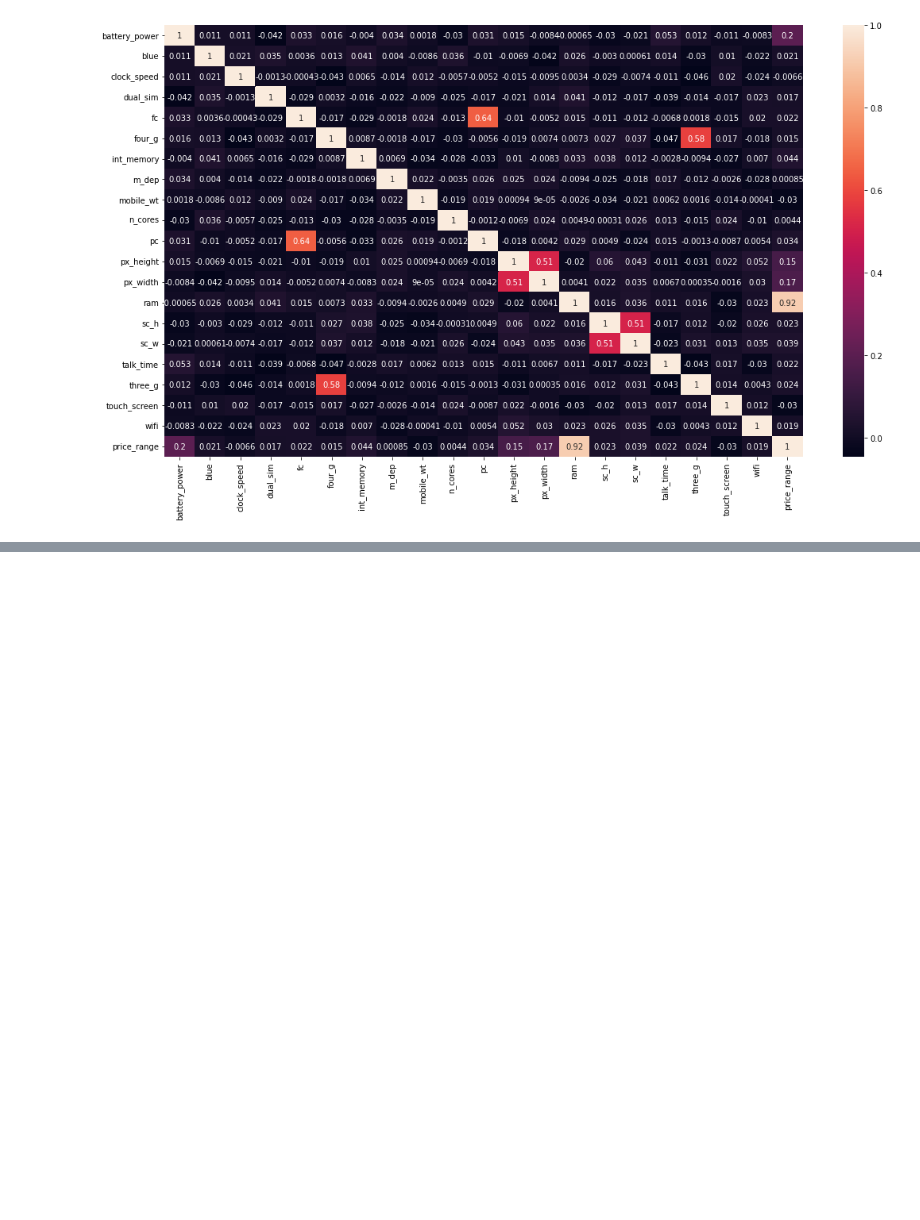
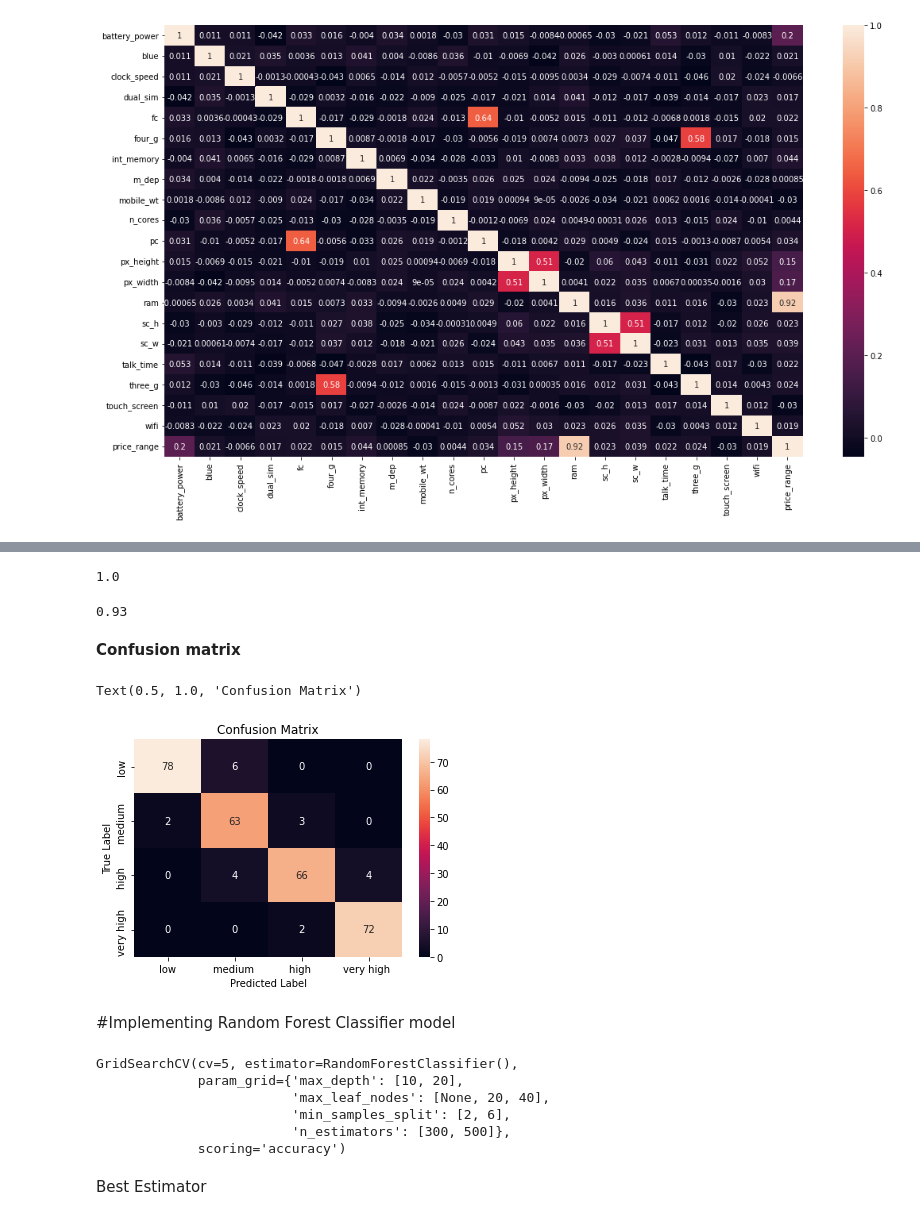
Before and after one commit to Arvindkale123/mobile-price-range-prediction, a Jupyter notebook: capstone 3.ipynb, the cells around one changed output, grey strips where cells are left out. Saved outputs shown, nothing was run; the diff lists cells and outputs as text; code cells hidden in the pictures; blank space fills up the shorter version.

```diff
--- a/capstone 3.ipynb
+++ b/capstone 3.ipynb
@@ -257,0 +455,5 @@ Index(['battery_power', 'blue', 'clock_speed', 'dual_sim', 'fc', 'four_g',
+# %%
+# build the lightgbm model
+import lightgbm as lgb
+gbm = lgb.LGBMClassifier()
+gbm.fit(x_train, y_train)
@@ -257,0 +462,3 @@ Index(['battery_power', 'blue', 'clock_speed', 'dual_sim', 'fc', 'four_g',
+# %%
+train = gbm.predict(x_train)
+test = gbm.predict(x_test)
@@ -257,0 +471,26 @@ Index(['battery_power', 'blue', 'clock_speed', 'dual_sim', 'fc', 'four_g',
+# %%
+accuracy_train_lgb
+# %% [output]
+1.0
+# %%
+accuracy_test_lgb
+# %% [output]
+0.93
+# %% [markdown]
+**Confusion matrix**
+# %%
+
+# Confusion Matrix
+matrix=confusion_matrix(y_test,test)
+classes = ['low','medium ', 'high ', 'very high ']
+df=pd.DataFrame(data=matrix,index=classes, columns=classes)
+sns.heatmap(df,annot=True)
+plt.xlabel("Predicted Label")
+
+plt.ylabel("True Label")
+plt.title("Confusion Matrix", size = 12)
+# %% [output]
+Text(0.5, 1.0, 'Confusion Matrix')
+[figure, added]
+# %% [markdown]
+#Implementing Random Forest Classifier model
@@ -257,0 +506,15 @@ Index(['battery_power', 'blue', 'clock_speed', 'dual_sim', 'fc', 'four_g',
+# %%
+#Using the random forest classifier for the prediction
+rf = RandomForestClassifier()
+# Using Grid Search
+rf = GridSearchCV(rf, params, scoring='accuracy', cv=5)
+rf.fit(x_train, y_train)
+# %% [output]
+GridSearchCV(cv=5, estimator=RandomForestClassifier(),
+             param_grid={'max_depth': [10, 20],
+                         'max_leaf_nodes': [None, 20, 40],
+                         'min_samples_split': [2, 6],
+                         'n_estimators': [300, 500]},
+             scoring='accuracy')
+# %% [markdown]
+Best Estimator
```
Also changed, not shown: parts of 75 cells of this notebook.
